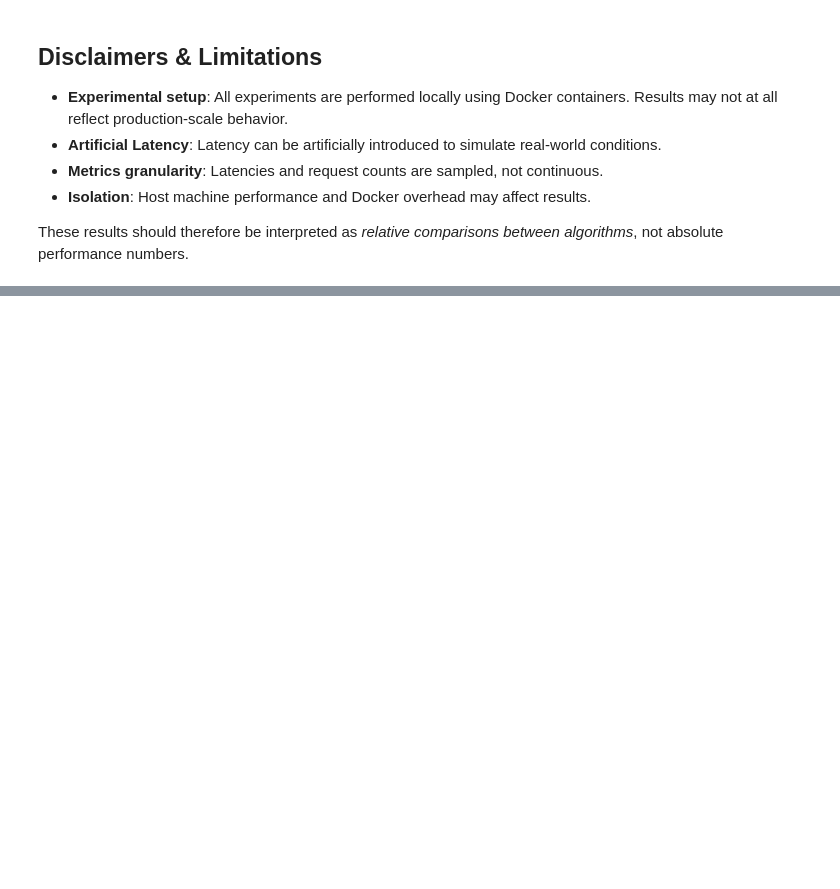
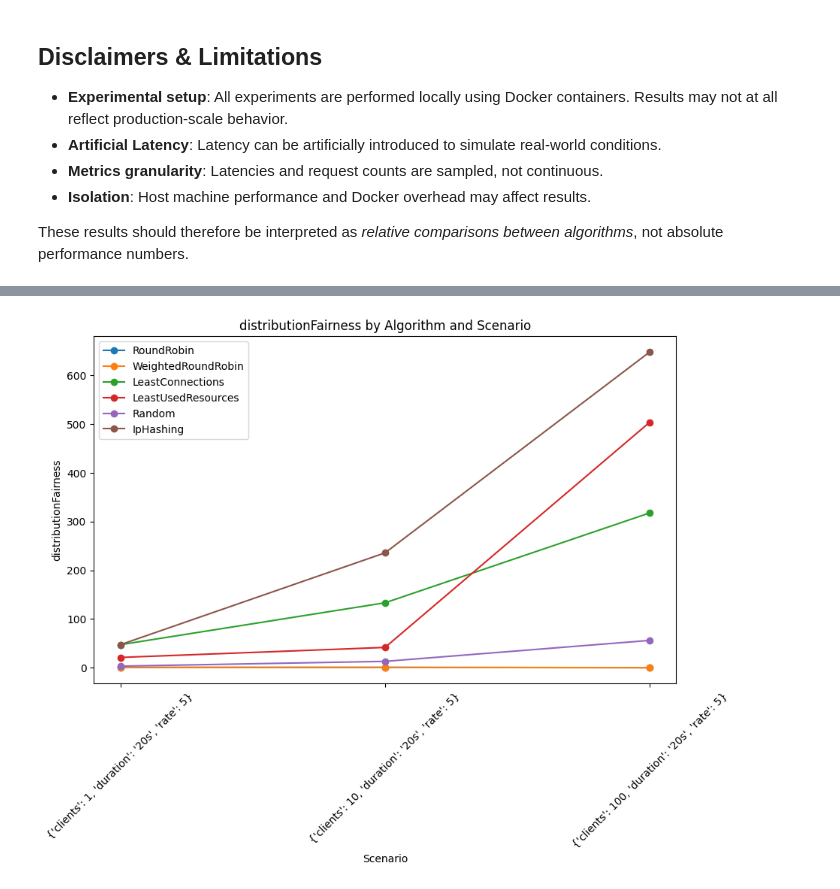
Before and after one commit to TresMichitos/custom-load-balancer, a Jupyter notebook: notebooks/metrics-analysis.ipynb, the cells around one changed output, grey strips where cells are left out. Cells and saved outputs as stored; diff of their text form; code cells hidden in the pictures; blank space fills up the shorter version.

```diff
--- a/notebooks/metrics-analysis.ipynb
+++ b/notebooks/metrics-analysis.ipynb
@@ -45,6 +49,7 @@ import requests
 import subprocess
 import time
 import matplotlib.pyplot as plt
+from typing import List
 
 # Constants
 CONFIG_PATH = "../config.yaml"
@@ -112,7 +117,7 @@ def get_metrics() -> dict:
     resp.raise_for_status()
     return resp.json()
 
-def run_tests() -> dict:
+def run_tests() -> List[dict]:
     """Run the test scenarios and return the results"""
     res = []
     for scenario in TEST_SCENARIOS:
@@ -127,8 +132,9 @@ def collect_all_data() -> dict:
     for algo in ALGORITHMS:
         set_algorithm(algo)
         restart_docker()
-        algo_results = run_tests()
-        results[algo] = algo_results
+
+        print("Starting tests for: ", algo)
+        results[algo] = run_tests()
         print("Completed tests for: ", algo)
     print("Completed all tests")
     return results
@@ -152,26 +158,3 @@ Running:  ../demo/multi-client/build/multi-client -url http://localhost:8080 -cl
 Running:  ../demo/multi-client/build/multi-client -url http://localhost:8080 -clients 100 -duration 20s -rate 5
 Completed tests for:  IpHashing
 Completed all tests
-# %%
-def plot_metric(results, metric="totalRequests"):
-    fig, ax = plt.subplots(figsize=(10, 6))
-
-    for algo, algo_results in results.items():
-        x = [str(r["scenario"]) for r in algo_results]
-        y = [r["metrics"].get(metric, 0) for r in algo_results]
-        ax.plot(x, y, marker="o", label=algo)
-
-    ax.set_title(f"{metric} by Algorithm and Scenario")
-    ax.set_xlabel("Scenario")
-    ax.set_ylabel(metric)
-    ax.legend()
-    plt.xticks(rotation=45)
-    plt.show()
-
-metrics = [
-    "totalRequests",
-    "overallLatency",
-    "distributionFairness"
-]
-for metric in metrics:
-    plot_metric(results, metric)
@@ -185,0 +188,4 @@ with open(CONFIG_PATH, "w") as f:
+# %%
+plot_metric(results, "distributionFairness")
+# %% [output]
+[figure, added]
```
Also changed, not shown: parts of 15 cells of this notebook.
